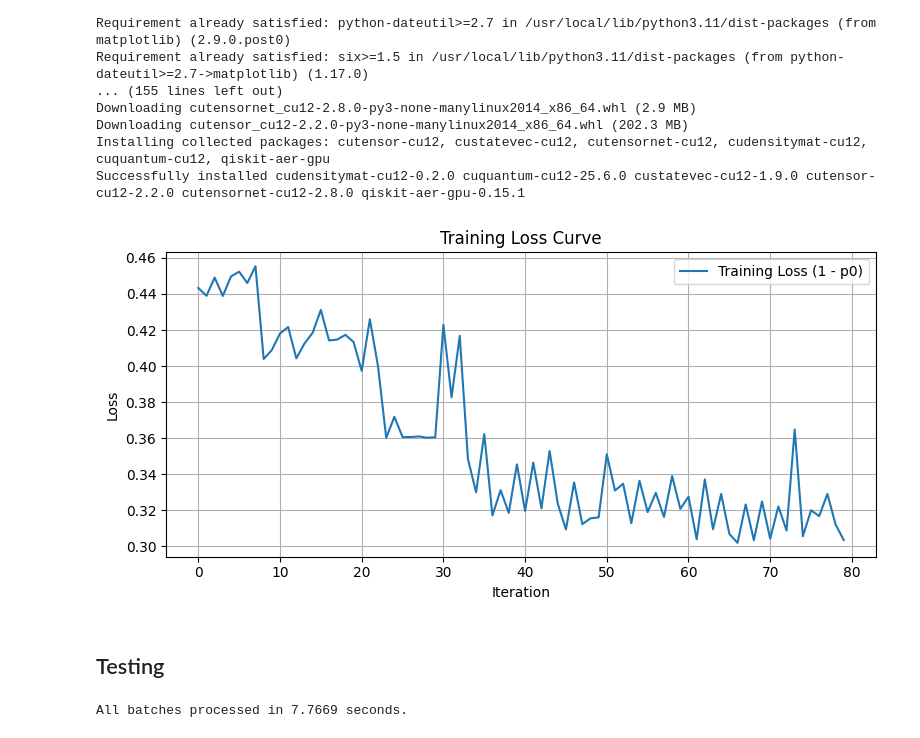
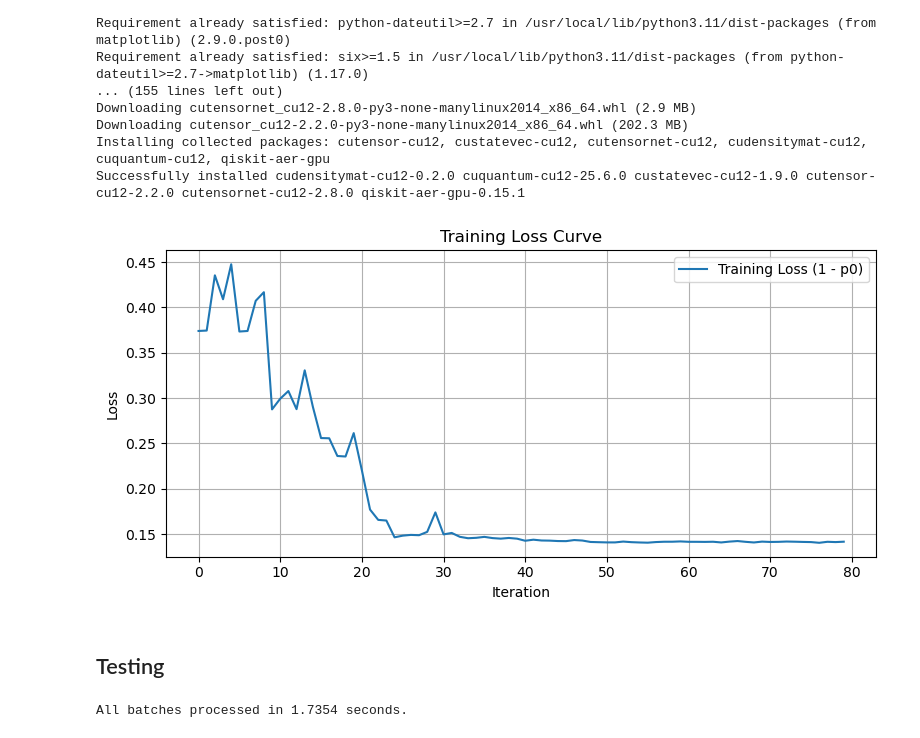
Before and after one commit to RohanSenthil/QAE_BETH_Anomaly, a Jupyter notebook: qae.ipynb, the cells around one changed output. Cells and saved outputs as stored; diff of their text form; code cells hidden in the pictures.

```diff
--- a/qae.ipynb
+++ b/qae.ipynb
@@ -99,7 +99,7 @@ autoencoder = tf.keras.models.load_model(
     custom_objects={"AnomalyDetector": AnomalyDetector}
 )
 # %%
-transformed_training_data = pd.read_csv('labelled_transformed_training_data.csv')
+transformed_training_data = pd.read_csv('Dataset/Transformed/Normalised/labelled_transformed_training_data.csv')
 
 # 1. Extract labels (column 6)
 training_labels = transformed_training_data.iloc[:, 6].astype(bool)  # Anomalies: True
@@ -119,14 +119,20 @@ training_labels = tf.convert_to_tensor(training_labels.values, dtype=tf.bool)
 normal_training_data = tf.boolean_mask(training_data, ~training_labels)
 anomalous_training_data = tf.boolean_mask(training_data, training_labels)
 # %%
-reduced_normal_training_data = autoencoder.encoder(normal_training_data)
-# reduced_normal_training_data = normal_training_data
+# reduced_normal_training_data = autoencoder.encoder(normal_training_data)
+reduced_normal_training_data = normal_training_data
+
+# filtered_np = normal_training_data.numpy().astype(np.float64)
+# target_len = 2**5  # 32 for 5 qubits
+# reduced_normal_training_data = np.pad(filtered_np, ((0, 0), (0, target_len - filtered_np.shape[1])), mode='constant')
+
 n_qubits = reduced_normal_training_data.shape[1]
 
 # --- SCALE TO [0, 2π] ---
 scaler = MinMaxScaler(feature_range=(0, np.pi))
 scaled_normal_training_data = scaler.fit_transform(reduced_normal_training_data)
 # scaled_normal_training_data = reduced_normal_training_data.numpy()
+# scaled_normal_training_data = reduced_normal_training_data
 # %%
 from qiskit.circuit import QuantumCircuit, ParameterVector
 from qiskit.circuit.library import EfficientSU2, RealAmplitudes
@@ -149,7 +155,7 @@ def dense_angle_encoding(x):
 
 def efficient_su2_encoding(x):
     num_qubits = int(np.ceil(len(x) / 4))  # EfficientSU2 expects 4 params per qubit per rep
-    su2 = EfficientSU2(num_qubits=num_qubits, reps=1)
+    su2 = EfficientSU2(num_qubits=num_qubits, reps=3)
 
     # Pad x to match the number of parameters in EfficientSU2
     total_params = su2.num_parameters
@@ -198,7 +204,7 @@ def build_encoded_circuits(data, encoding_fn):
     return circuits
 
 def ansatz(num_qubits):
-    return real_amplitudes(num_qubits, reps=3, entanglement="linear")
+    return real_amplitudes(num_qubits, reps=1)
 
 def auto_encoder_circuit(num_latent, num_trash):
     qr = QuantumRegister(num_latent + 2 * num_trash + 1, "q")
@@ -219,8 +225,8 @@ def auto_encoder_circuit(num_latent, num_trash):
 from qiskit_aer.primitives import Sampler
 
 # Constants
-num_latent = 5
-num_trash = 3
+num_latent = 2
+num_trash = 2
 total_qubits = num_latent + 2 * num_trash + 1  # encoding + reference + auxiliary
 
 # Step 1: Build the parameterized autoencoder circuit (no encoding here)
@@ -236,9 +242,9 @@ qc_full = dummy_encoding.compose(ae)
 # sampler = Sampler(backend_options={"device": "GPU", "method": "statevector"},
 #                  run_options={"shots": 1024})
 
-sampler = Sampler(backend_options={"device": "GPU", "method": "statevector"})
+# sampler = Sampler(backend_options={"device": "GPU", "method": "statevector"})
 
-# sampler = Sampler()
+sampler = Sampler()
 
 qnn = SamplerQNN(
     circuit=qc_full,
@@ -316,22 +322,22 @@ def cost_function(params, data_subset, qnn, encoding_fn):
 # %%
 # Use small subset for training speed
 subset_size = 1000
 subset_indices = np.random.choice(len(scaled_normal_training_data), size=subset_size, replace=False)
 training_subset = scaled_normal_training_data[subset_indices]
 
 # Initialize params for AE circuit
 num_params = len(auto_encoder_circuit(num_latent, num_trash).parameters)
 initial_params = np.random.rand(num_params)
 
 # Optimize
 optimizer = COBYLA(maxiter=80)
 result = optimizer.minimize(
-    fun=lambda p: cost_function(p, training_subset, qnn, angle_encoding),
+    fun=lambda p: cost_function(p, training_subset, qnn, dense_angle_encoding),
     x0=initial_params
 )
 trained_params = result.x
 # %% [output]
-[figure, old version]
+[figure, new version]
 # %%
 from qiskit.qpy import dump
 import os
@@ -431,13 +442,13 @@ train_scores, train_time = compute_anomaly_scores(
     qnn,
     training_subset,
     trained_params,
-    encoding_fn=angle_encoding,
+    encoding_fn=dense_angle_encoding,
     batch_size=64
 )
 
 threshold = 0.5 * (np.min(train_scores) + np.max(train_scores))
 # %% [output]
-All batches processed in 7.7669 seconds.
+All batches processed in 1.7354 seconds.
 # %%
 y_pred = (train_scores < threshold).astype(int)
 
```
Also changed, not shown: parts of 6 cells of this notebook, 31 other files.
